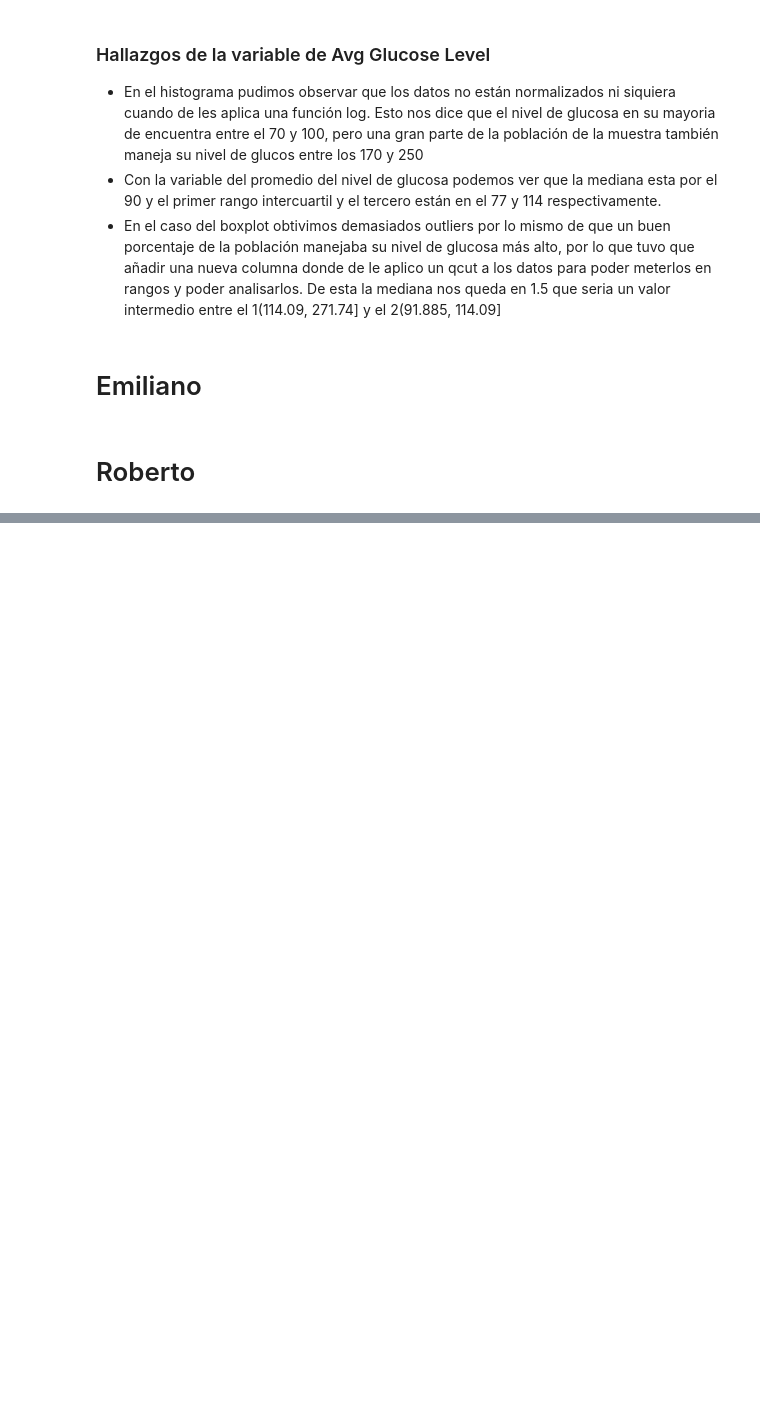
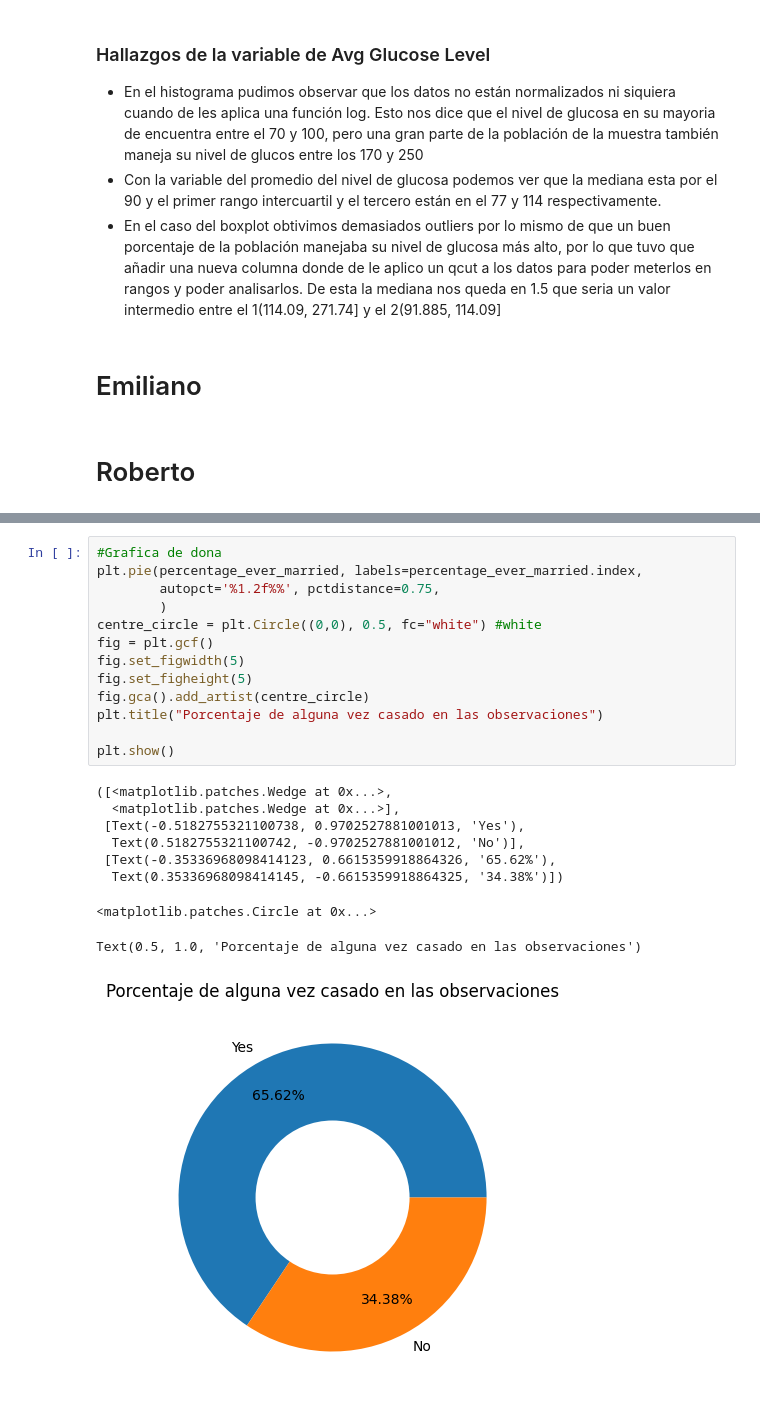
Before and after one commit to SamQuintero/PAD, a Jupyter notebook: analisis.ipynb, the cells around one changed output, grey strips where cells are left out. Drawn from its saved outputs; the diff is of its cells as text; blank space fills up the shorter version.

```diff
--- a/analisis.ipynb
+++ b/analisis.ipynb
@@ -603,0 +657,23 @@ sns.histplot(data=data, x="avg_glucose_level", hue='avg_glucose_bn',kde=True, el
+# %%
+#Grafica de dona
+plt.pie(percentage_ever_married, labels=percentage_ever_married.index,
+        autopct='%1.2f%%', pctdistance=0.75,
+        )
+centre_circle = plt.Circle((0,0), 0.5, fc="white") #white
+fig = plt.gcf()
+fig.set_figwidth(5)
+fig.set_figheight(5)
+fig.gca().add_artist(centre_circle)
+plt.title("Porcentaje de alguna vez casado en las observaciones")
+
+plt.show()
+# %% [output]
+([<matplotlib.patches.Wedge at 0x...>,
+  <matplotlib.patches.Wedge at 0x...>],
+ [Text(-0.5182755321100738, 0.9702527881001013, 'Yes'),
+  Text(0.5182755321100742, -0.9702527881001012, 'No')],
+ [Text(-0.35336968098414123, 0.6615359918864326, '65.62%'),
+  Text(0.35336968098414145, -0.6615359918864325, '34.38%')])
+<matplotlib.patches.Circle at 0x...>
+Text(0.5, 1.0, 'Porcentaje de alguna vez casado en las observaciones')
+[figure, added]
```
Also changed, not shown: parts of 14 cells of this notebook.
